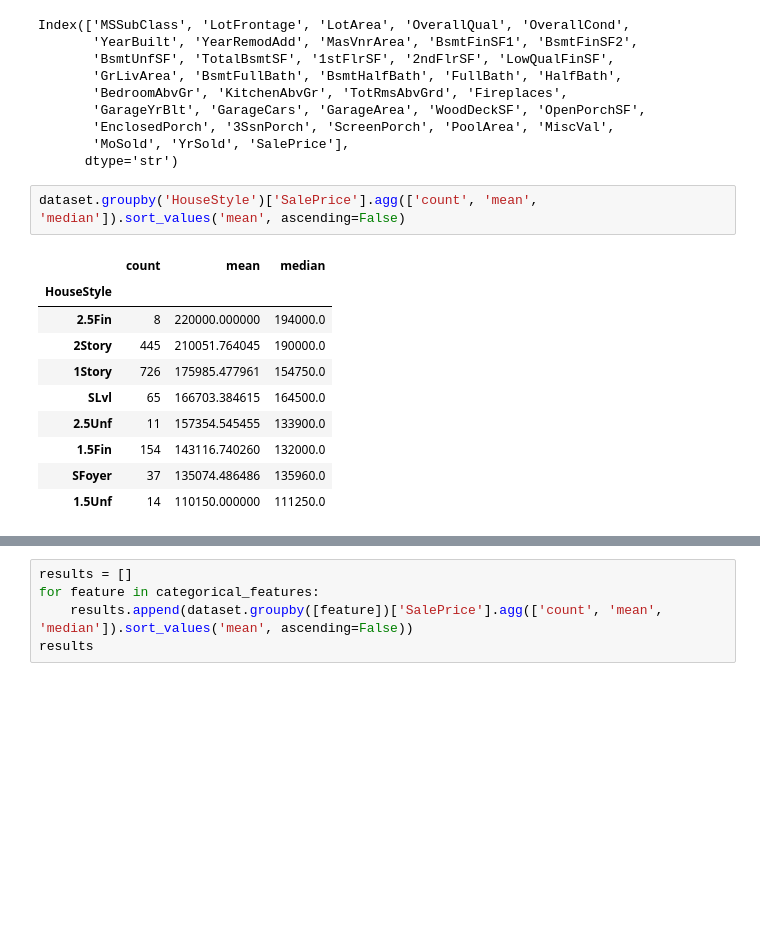
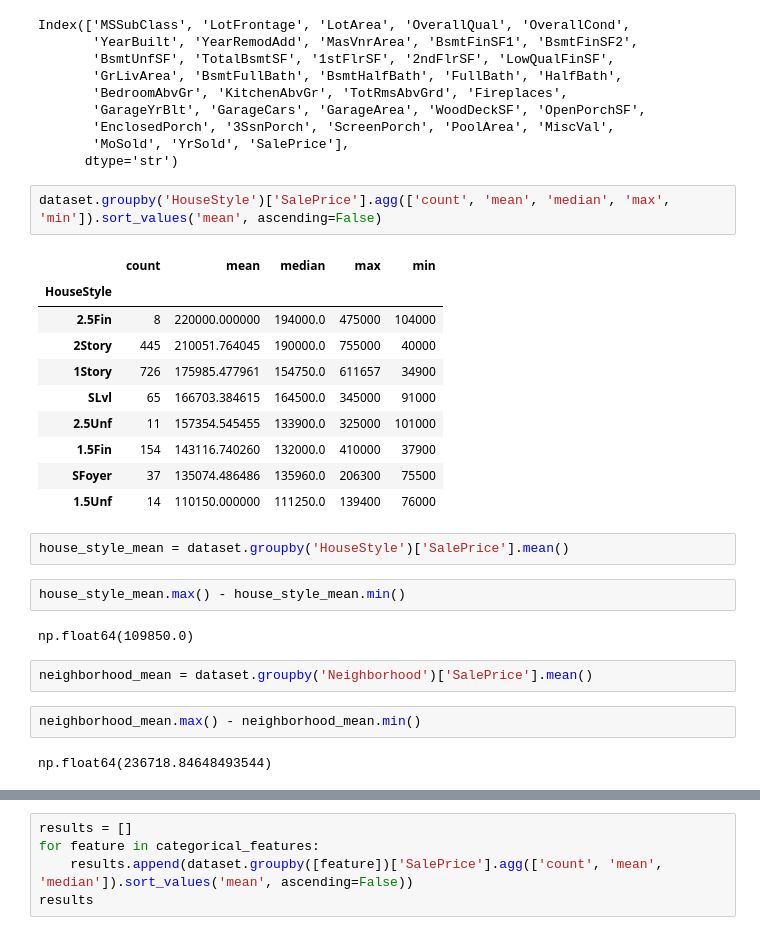
Before and after one commit to kogimurio/house_sales_prediction, a Jupyter notebook: saales_price_predictions.ipynb, the cells around one changed output, grey strips where cells are left out. Cells and saved outputs as stored; diff of their text form; blank space fills up the shorter version.

```diff
--- a/saales_price_predictions.ipynb
+++ b/saales_price_predictions.ipynb
@@ -1855,15 +1855,27 @@ Index(['MSSubClass', 'LotFrontage', 'LotArea', 'OverallQual', 'OverallCond',
        'MoSold', 'YrSold', 'SalePrice'],
       dtype='str')
 # %%
-dataset.groupby('HouseStyle')['SalePrice'].agg(['count', 'mean', 'median']).sort_values('mean', ascending=False)
+dataset.groupby('HouseStyle')['SalePrice'].agg(['count', 'mean', 'median', 'max', 'min']).sort_values('mean', ascending=False)
 # %% [output]
-|  | count | mean | median |
-| HouseStyle |  |  |  |
-| 2.5Fin | 8 | 220000.000000 | 194000.0 |
-| 2Story | 445 | 210051.764045 | 190000.0 |
-| 1Story | 726 | 175985.477961 | 154750.0 |
-| SLvl | 65 | 166703.384615 | 164500.0 |
-| 2.5Unf | 11 | 157354.545455 | 133900.0 |
-| 1.5Fin | 154 | 143116.740260 | 132000.0 |
-| SFoyer | 37 | 135074.486486 | 135960.0 |
-| 1.5Unf | 14 | 110150.000000 | 111250.0 |
+|  | count | mean | median | max | min |
+| HouseStyle |  |  |  |  |  |
+| 2.5Fin | 8 | 220000.000000 | 194000.0 | 475000 | 104000 |
+| 2Story | 445 | 210051.764045 | 190000.0 | 755000 | 40000 |
+| 1Story | 726 | 175985.477961 | 154750.0 | 611657 | 34900 |
+| SLvl | 65 | 166703.384615 | 164500.0 | 345000 | 91000 |
+| 2.5Unf | 11 | 157354.545455 | 133900.0 | 325000 | 101000 |
+| 1.5Fin | 154 | 143116.740260 | 132000.0 | 410000 | 37900 |
+| SFoyer | 37 | 135074.486486 | 135960.0 | 206300 | 75500 |
+| 1.5Unf | 14 | 110150.000000 | 111250.0 | 139400 | 76000 |
+# %%
+house_style_mean = dataset.groupby('HouseStyle')['SalePrice'].mean()
+# %%
+house_style_mean.max() - house_style_mean.min()
+# %% [output]
+np.float64(109850.0)
+# %%
+neighborhood_mean = dataset.groupby('Neighborhood')['SalePrice'].mean()
+# %%
+neighborhood_mean.max() - neighborhood_mean.min()
+# %% [output]
+np.float64(236718.84648493544)
```
Also changed, not shown: parts of 10 cells of this notebook.
